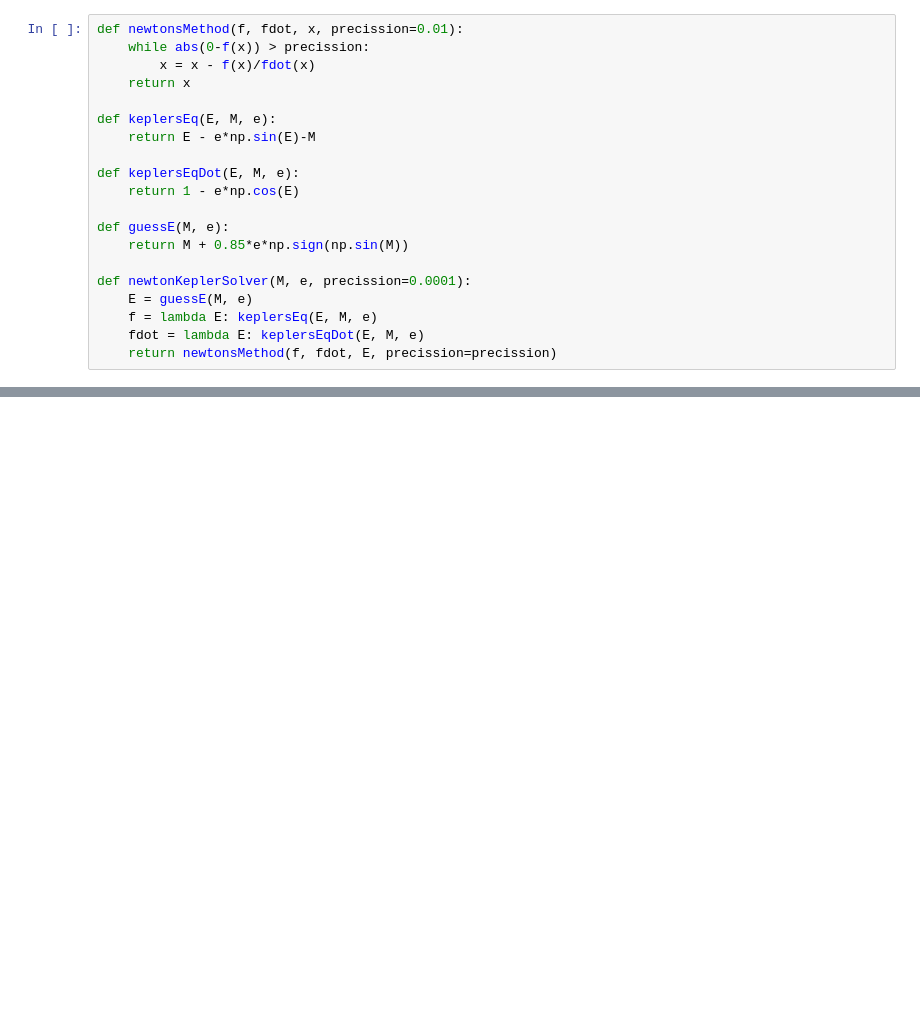
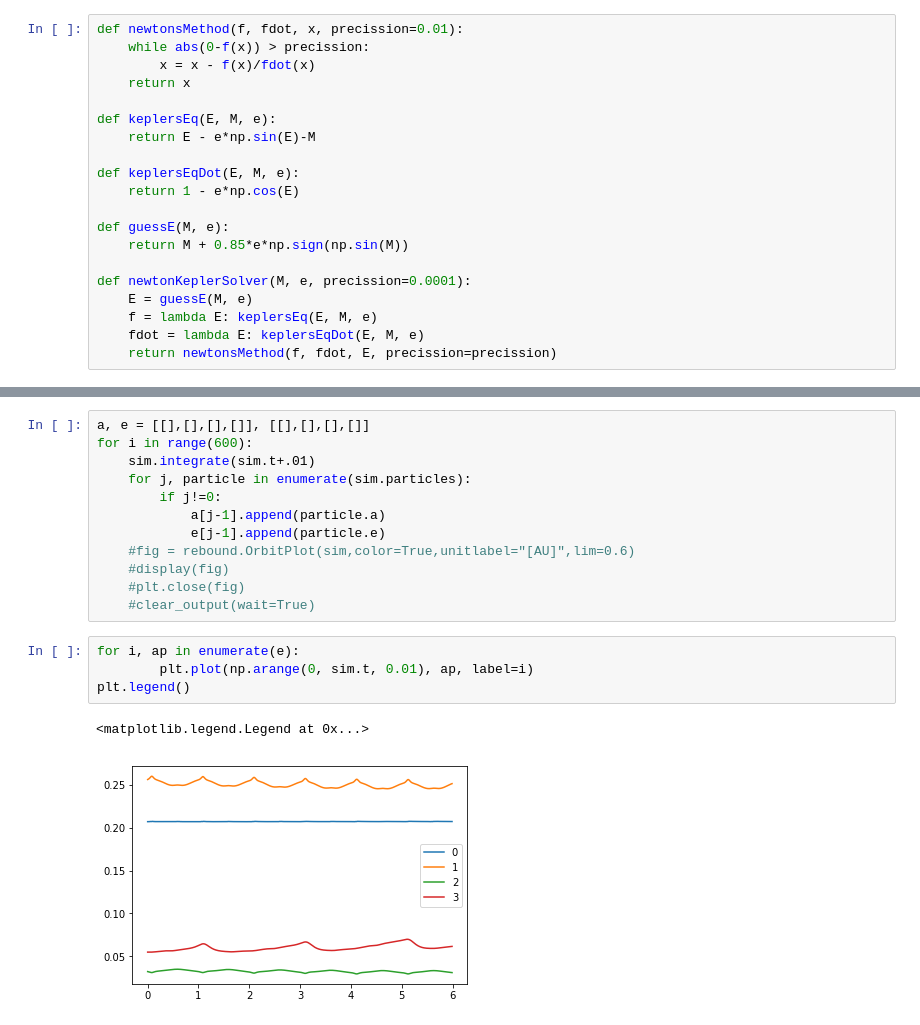
Before and after one commit to DinoBektesevic/ASTR597-Exoplanets, a Jupyter notebook: DinoBektesevic_HW3.ipynb, the cells around one changed output, grey strips where cells are left out. Drawn from its saved outputs; the diff is of its cells as text; blank space fills up the shorter version.

```diff
--- a/DinoBektesevic_HW3.ipynb
+++ b/DinoBektesevic_HW3.ipynb
@@ -71,2 +82,21 @@ planetd
+# %%
+a, e = [[],[],[],[]], [[],[],[],[]]
+for i in range(600):
+    sim.integrate(sim.t+.01)
+    for j, particle in enumerate(sim.particles):
+        if j!=0:
+            a[j-1].append(particle.a)
+            e[j-1].append(particle.e)
+    #fig = rebound.OrbitPlot(sim,color=True,unitlabel="[AU]",lim=0.6)
+    #display(fig)
+    #plt.close(fig)
+    #clear_output(wait=True)
+# %%
+for i, ap in enumerate(e):
+        plt.plot(np.arange(0, sim.t, 0.01), ap, label=i)
+plt.legend()
+# %% [output]
+<matplotlib.legend.Legend at 0x...>
+[figure, added]
 # %%
 sims = []
```
Also changed, not shown: parts of 14 cells of this notebook.
